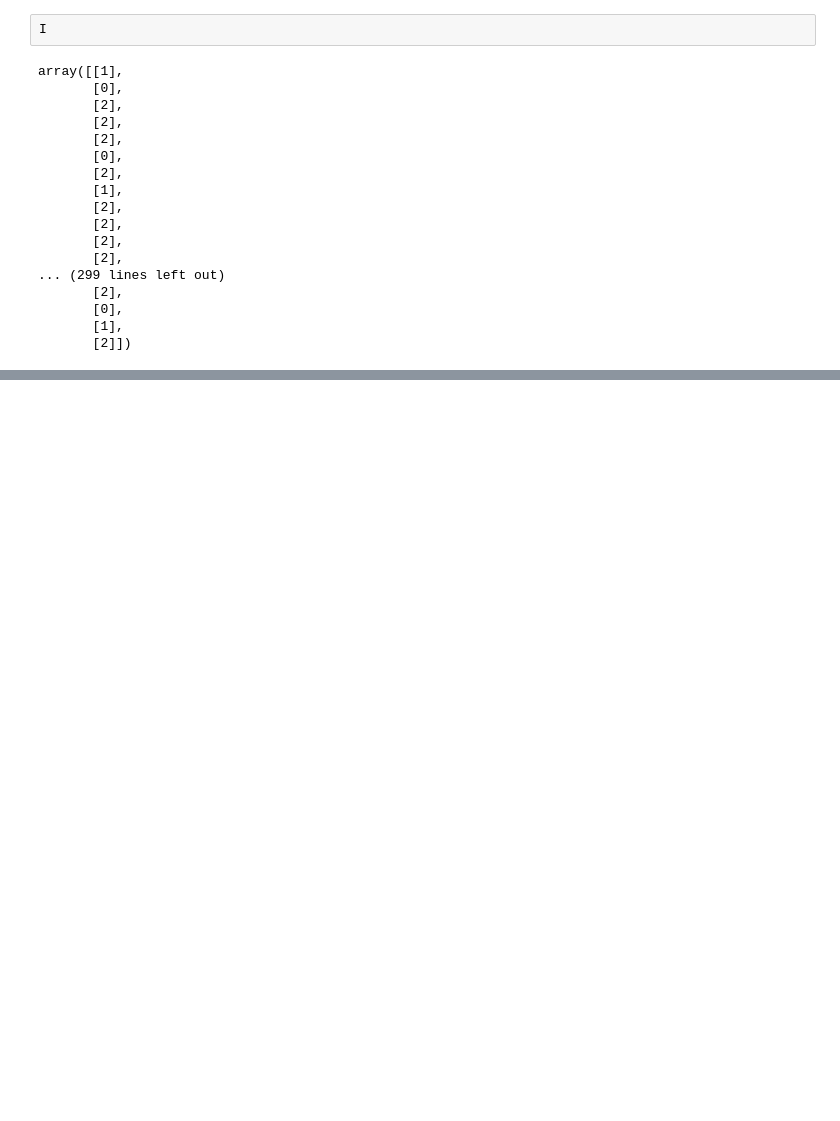
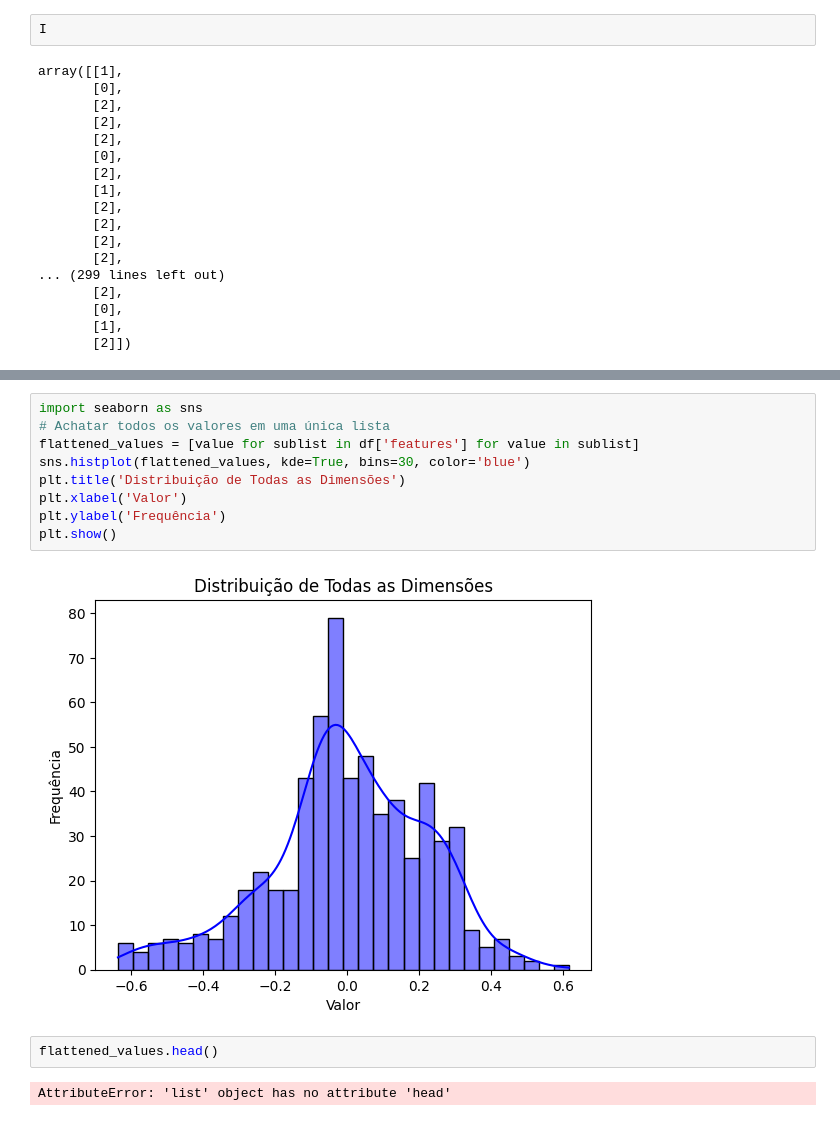
Before and after one commit to AertySantos/Clusterizacao_Semantica, a Jupyter notebook: teste_ana.ipynb, the cells around one changed output, grey strips where cells are left out. Saved outputs shown, nothing was run; the diff lists cells and outputs as text; blank space fills up the shorter version.

```diff
--- a/teste_ana.ipynb
+++ b/teste_ana.ipynb
@@ -218,0 +240,15 @@ array([[1],
+# %%
+import seaborn as sns
+# Achatar todos os valores em uma única lista
+flattened_values = [value for sublist in df['features'] for value in sublist]
+sns.histplot(flattened_values, kde=True, bins=30, color='blue')
+plt.title('Distribuição de Todas as Dimensões')
+plt.xlabel('Valor')
+plt.ylabel('Frequência')
+plt.show()
+# %% [output]
+[figure, added]
+# %%
+flattened_values.head()
+# %% [output]
+AttributeError: 'list' object has no attribute 'head'
```
Also changed, not shown: parts of 2 cells of this notebook.
